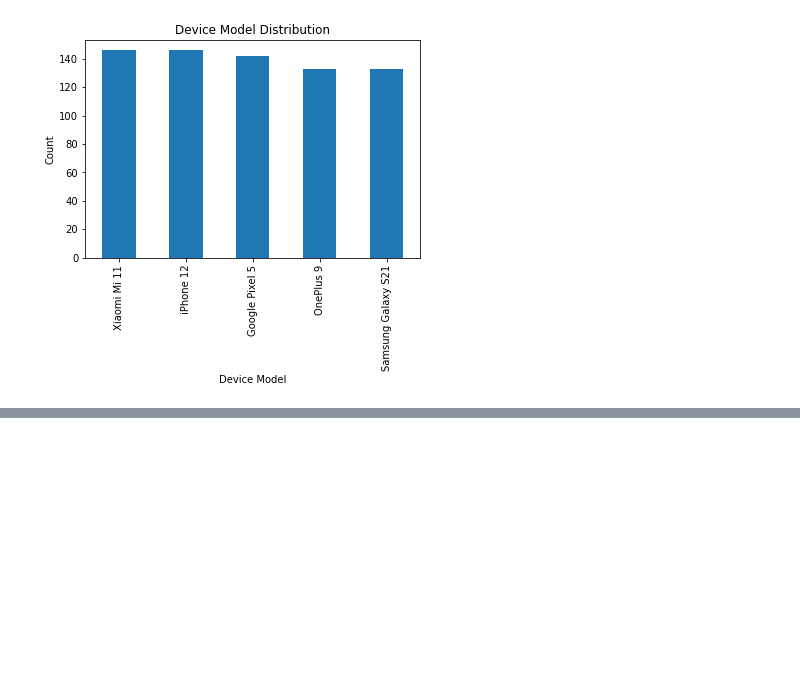
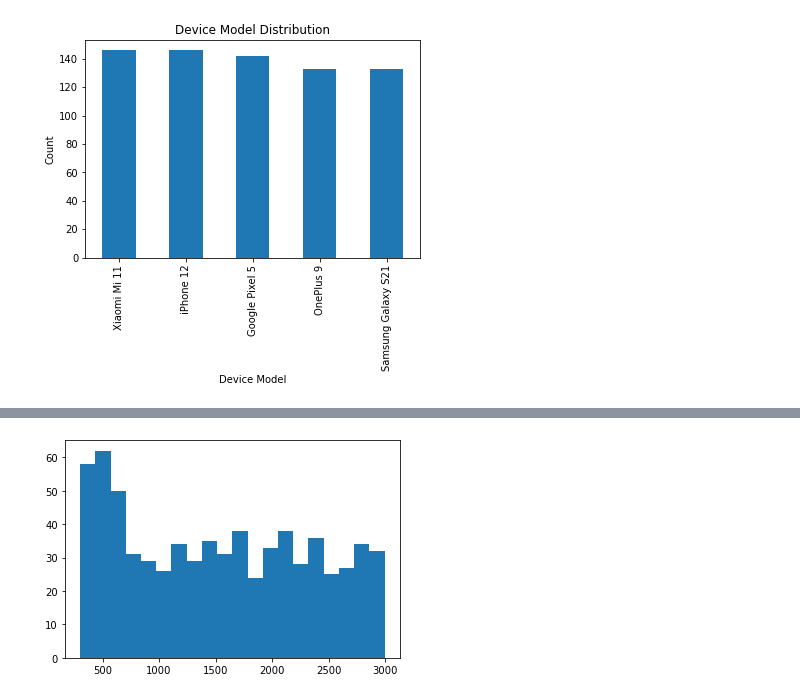
Before and after one commit to mateuszreliga/Python_MobileUserBehavior, a Jupyter notebook: MobileUserBehavior.ipynb, the cells around one changed output, grey strips where cells are left out. Cells and saved outputs as stored; diff of their text form; code cells hidden in the pictures; blank space fills up the shorter version.

```diff
--- a/MobileUserBehavior.ipynb
+++ b/MobileUserBehavior.ipynb
@@ -133,0 +158,4 @@ plt.show()
+# %%
+hist_BatteryDrain = plt.hist(df['Battery Drain (mAh/day)'], bins=20)
+# %% [output]
+[figure, added]
```
Also changed, not shown: parts of 9 cells of this notebook.
